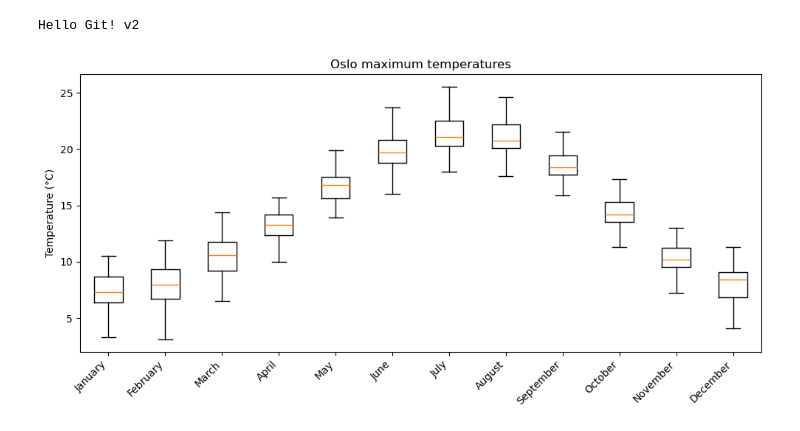
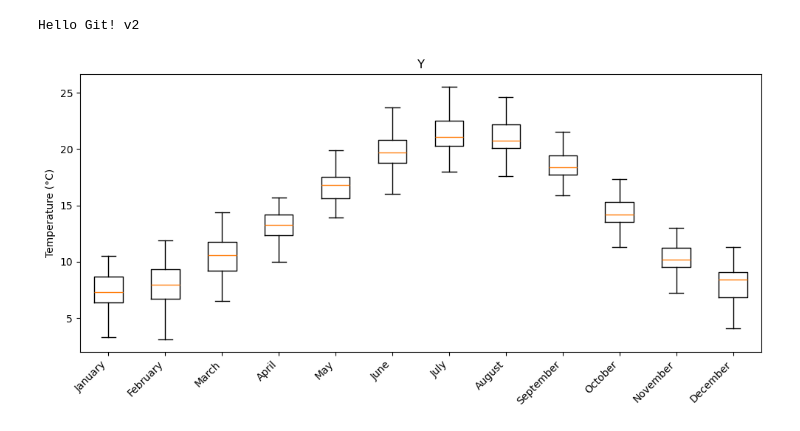
Before and after one commit to salman17nasser17-tech/uob_geogm0054, a Jupyter notebook: my_notebook.ipynb, the cells around one changed output. Cells and saved outputs as stored; diff of their text form; code cells hidden in the pictures.

Commit message:
Set title to Y on experiment

```diff
--- a/my_notebook.ipynb
+++ b/my_notebook.ipynb
@@ -5,29 +5,29 @@ Hello Git! v2
 # %%
 import numpy as np
 import matplotlib.pyplot as plt
 from calendar import month_name  # فيه أسماء الشهور الإنجليزية
 
 # تحميل البيانات (نفس ما في التمرين)
 year, month, tmax, tmin = np.loadtxt(
     'rossonwyedata.txt',
     skiprows=7,
     usecols=(0,1,2,3),
     unpack=True
 )
 
 # مثال: نرسم boxplot لدرجات الحرارة العظمى tmax لكل شهر
 data_by_month = [tmax[month == m] for m in range(1, 13)]
 
 fig, ax = plt.subplots(figsize=(10,5))
 ax.boxplot(data_by_month, showfliers=False)
 
 # نضع أسماء الأشهر بدل الأرقام 1..12
 ax.set_xticks(range(1, 13))
 ax.set_xticklabels([month_name[m] for m in range(1, 13)], rotation=45, ha='right')
 
-ax.set_title("Oslo maximum temperatures")
+ax.set_title("Y")
 ax.set_ylabel("Temperature (°C)")
 plt.tight_layout()
 plt.show()
 # %% [output]
-[figure, old version]
+[figure, new version]
```
